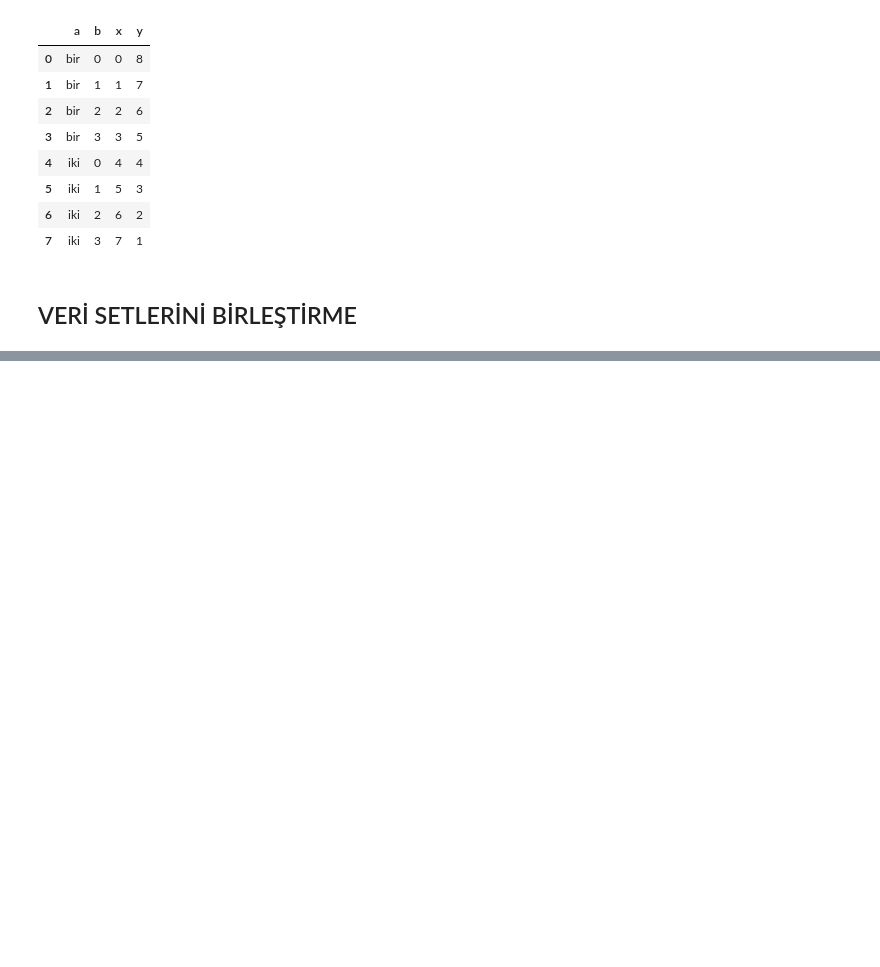
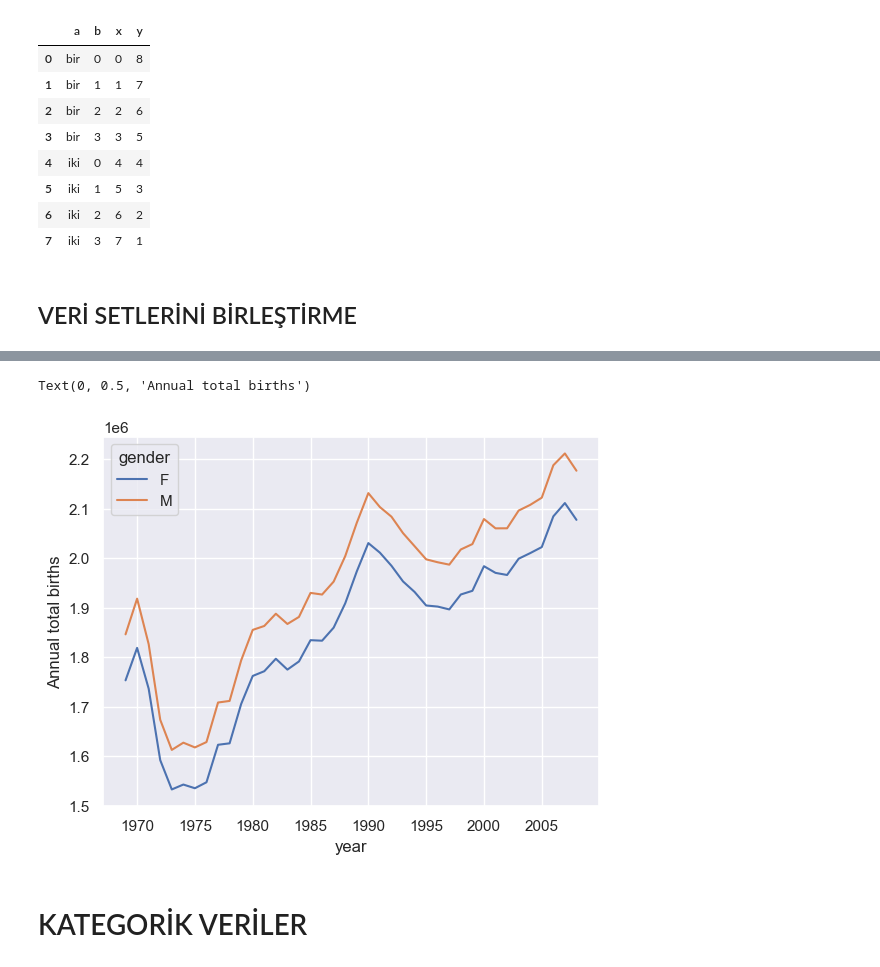
Before and after one commit to emreaytas/PYTHON2, a Jupyter notebook: PANDAS/BirVideodaPandas.ipynb, the cells around one changed output, grey strips where cells are left out. Cells and saved outputs as stored; diff of their text form; code cells hidden in the pictures; blank space fills up the shorter version.

```diff
--- a/PANDAS/BirVideodaPandas.ipynb
+++ b/PANDAS/BirVideodaPandas.ipynb
@@ -1593,0 +2734,4 @@ veri2.reset_index() # reset_index() ile veriseti eski haline gelmiş olur.
+# %%
+
+births=pd.read_csv("births.txt")
+births.head()
@@ -1593,0 +2745,7 @@ veri2.reset_index() # reset_index() ile veriseti eski haline gelmiş olur.
+# %%
+
+births["ten_year"]=10*(births["year"]//10)
+births.pivot_table("births",
+                   index="ten_year",
+                   columns="gender",
+                   aggfunc="sum")
@@ -1593,0 +2764,12 @@ veri2.reset_index() # reset_index() ile veriseti eski haline gelmiş olur.
+# %%
+
+births.pivot_table("births",
+                   index="year",
+                   columns="gender",
+                   aggfunc="sum").plot()
+plt.ylabel("Annual total births")
+# %% [output]
+Text(0, 0.5, 'Annual total births')
+[figure, added]
+# %% [markdown]
+# KATEGORİK VERİLER
```
Also changed, not shown: parts of 368 cells of this notebook, 10 other files.
